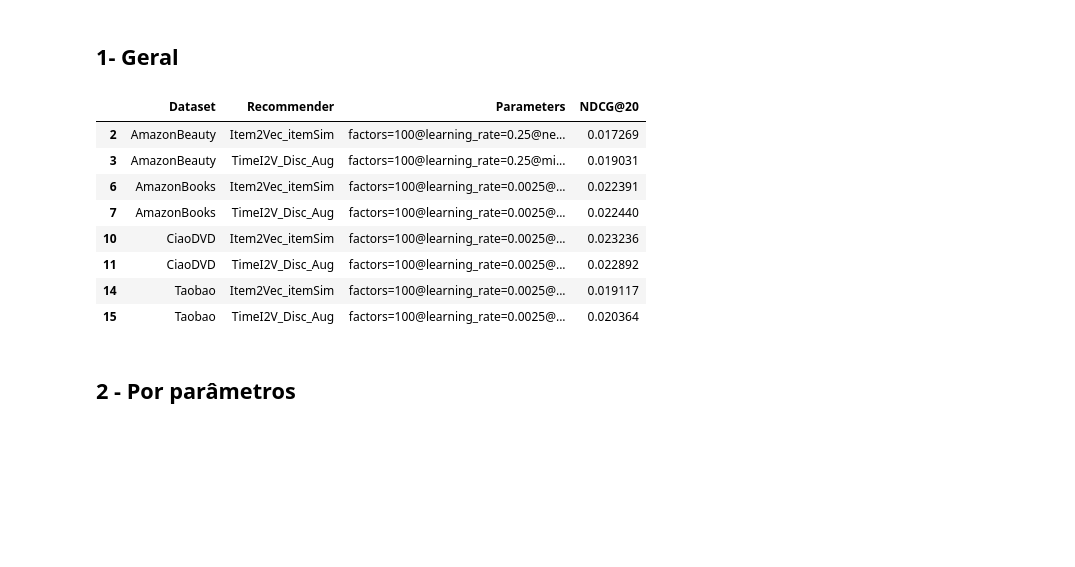
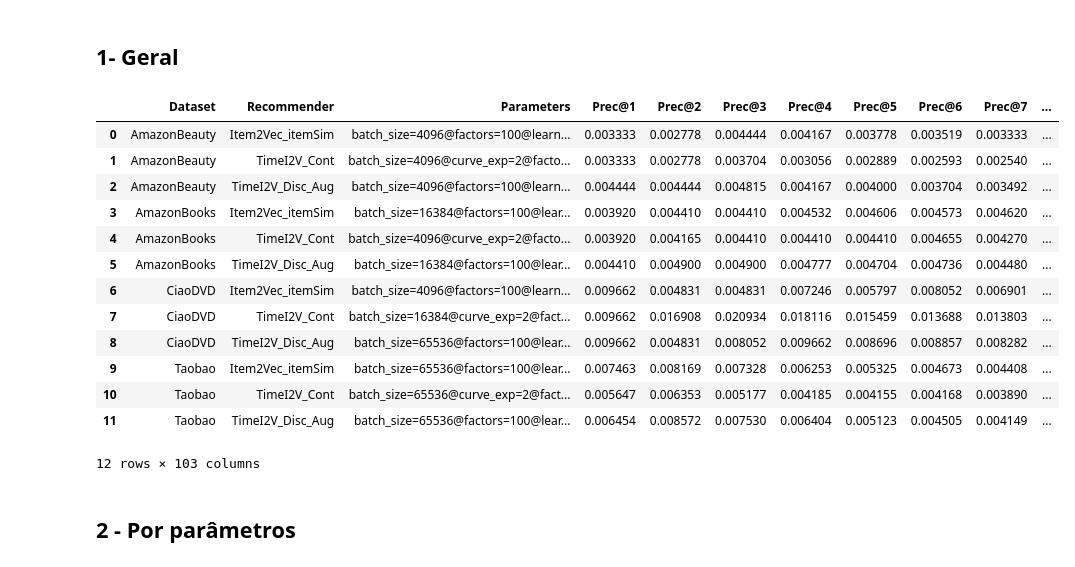
Before and after one commit to UFSCar-LaSID/tai2vec, a Jupyter notebook: Graficos_Bracis.ipynb, the cells around one changed output. Drawn from its saved outputs; the diff is of its cells as text; code cells hidden in the pictures; blank space fills up the shorter version.

```diff
--- a/Graficos_Bracis.ipynb
+++ b/Graficos_Bracis.ipynb
@@ -28,7 +28,7 @@ best_column = 'NDCG@15'
 metric_type = ["Prec", "Rec", "F1_Score", "Hit_Rate", "NDCG"]
 top_k = [3, 5, 10, 20]
 
-main_path = "results/metrics/validation"
+main_path = "results_ok/metrics/validation"
 main_file = os.listdir(main_path)
 
 dataframes = []
@@ -54,49 +54,34 @@ metrics_df = pd.concat(dataframes, ignore_index=True)
 if (best_column == 'Mean'):
     metrics_df.insert(3,'Mean', metrics_df.mean(axis=1))
 
-param_dicts = metrics_df['Parameters'].str.split('@').apply(
-    lambda x: dict(param.split('=') for param in x)
-)
-
-params_df = pd.DataFrame(param_dicts.tolist())
-metrics_df = pd.concat([metrics_df, params_df], axis=1)
-#metrics_df.drop(columns=['Parameters'], inplace=True)
-
 if best_column in metrics_df.columns:
-    best_metrics_df = metrics_df.loc[metrics_df.reset_index().groupby(['Dataset', 'Recommender'])[best_column].idxmax()].reset_index(drop=True)
+    saida = metrics_df.loc[metrics_df.reset_index().groupby(['Dataset', 'Recommender'])[best_column].idxmax()].reset_index(drop=True)
 else:
     raise Exception("Coluna '" + best_column + "' não encontrada")
-
-metrics_df = metrics_df[['Dataset', 'Recommender', 'NDCG@20'] + list(params_df.columns)]
 # %% [markdown]
 # Análise de resultados
 # %% [markdown]
 ## 1- Geral
 # %%
 pd.options.display.max_colwidth = 200
-df_display = best_metrics_df[best_metrics_df.Recommender != "ALS"]
-df_display = df_display[df_display.Recommender != "BPR"]
-display(df_display[['Dataset', 'Recommender', "Parameters", 'NDCG@20']])
-
-#Real
-
-#batch_size=16384@factors=100@learning_rate=0.025@lr_decay=0.92@negative_exp=0.75@negative_samples=5@subsample=0.01@w_size=-1@epochs=10
-#0.007977
-
-#Ideal ajustado
-#batch_size=65536@factors=100@learning_rate=0.025@lr_decay=0.92@negative_exp=-0.75@negative_samples=5@subsample=0.001@w_size=-1@epochs=40
-#batch_size=65536@factors=100@learning_rate=0.025@lr_decay=0.92@negative_exp=-0.5@negative_samples=5@subsample=0.01@w_size=-1@epochs=40
-#0.01509
+df_display = saida[saida.Recommender != "ALS"][["Dataset", "Recommender", "Parameters", "NDCG@20"]]
+df_display = df_display[saida.Recommender != "BPR"]
+display(saida)
 # %% [output]
-|  | Dataset | Recommender | Parameters | NDCG@20 |
-| 2 | AmazonBeauty | Item2Vec_itemSim | factors=100@learning_rate=0.25@ne... | 0.017269 |
-| 3 | AmazonBeauty | TimeI2V_Disc_Aug | factors=100@learning_rate=0.25@mi... | 0.019031 |
-| 6 | AmazonBooks | Item2Vec_itemSim | factors=100@learning_rate=0.0025@... | 0.022391 |
-| 7 | AmazonBooks | TimeI2V_Disc_Aug | factors=100@learning_rate=0.0025@... | 0.022440 |
-| 10 | CiaoDVD | Item2Vec_itemSim | factors=100@learning_rate=0.0025@... | 0.023236 |
-| 11 | CiaoDVD | TimeI2V_Disc_Aug | factors=100@learning_rate=0.0025@... | 0.022892 |
-| 14 | Taobao | Item2Vec_itemSim | factors=100@learning_rate=0.0025@... | 0.019117 |
-| 15 | Taobao | TimeI2V_Disc_Aug | factors=100@learning_rate=0.0025@... | 0.020364 |
+|  | Dataset | Recommender | Parameters | Prec@1 | Prec@2 | Prec@3 | Prec@4 | Prec@5 | Prec@6 | Prec@7 | ... |
+| 0 | AmazonBeauty | Item2Vec_itemSim | batch_size=4096@factors=100@learn... | 0.003333 | 0.002778 | 0.004444 | 0.004167 | 0.003778 | 0.003519 | 0.003333 | ... |
+| 1 | AmazonBeauty | TimeI2V_Cont | batch_size=4096@curve_exp=2@facto... | 0.003333 | 0.002778 | 0.003704 | 0.003056 | 0.002889 | 0.002593 | 0.002540 | ... |
+| 2 | AmazonBeauty | TimeI2V_Disc_Aug | batch_size=4096@factors=100@learn... | 0.004444 | 0.004444 | 0.004815 | 0.004167 | 0.004000 | 0.003704 | 0.003492 | ... |
+| 3 | AmazonBooks | Item2Vec_itemSim | batch_size=16384@factors=100@lear... | 0.003920 | 0.004410 | 0.004410 | 0.004532 | 0.004606 | 0.004573 | 0.004620 | ... |
+| 4 | AmazonBooks | TimeI2V_Cont | batch_size=4096@curve_exp=2@facto... | 0.003920 | 0.004165 | 0.004410 | 0.004410 | 0.004410 | 0.004655 | 0.004270 | ... |
+| 5 | AmazonBooks | TimeI2V_Disc_Aug | batch_size=16384@factors=100@lear... | 0.004410 | 0.004900 | 0.004900 | 0.004777 | 0.004704 | 0.004736 | 0.004480 | ... |
+| 6 | CiaoDVD | Item2Vec_itemSim | batch_size=4096@factors=100@learn... | 0.009662 | 0.004831 | 0.004831 | 0.007246 | 0.005797 | 0.008052 | 0.006901 | ... |
+| 7 | CiaoDVD | TimeI2V_Cont | batch_size=16384@curve_exp=2@fact... | 0.009662 | 0.016908 | 0.020934 | 0.018116 | 0.015459 | 0.013688 | 0.013803 | ... |
+| 8 | CiaoDVD | TimeI2V_Disc_Aug | batch_size=65536@factors=100@lear... | 0.009662 | 0.004831 | 0.008052 | 0.009662 | 0.008696 | 0.008857 | 0.008282 | ... |
+| 9 | Taobao | Item2Vec_itemSim | batch_size=65536@factors=100@lear... | 0.007463 | 0.008169 | 0.007328 | 0.006253 | 0.005325 | 0.004673 | 0.004408 | ... |
+| 10 | Taobao | TimeI2V_Cont | batch_size=65536@curve_exp=2@fact... | 0.005647 | 0.006353 | 0.005177 | 0.004185 | 0.004155 | 0.004168 | 0.003890 | ... |
+| 11 | Taobao | TimeI2V_Disc_Aug | batch_size=65536@factors=100@lear... | 0.006454 | 0.008572 | 0.007530 | 0.006404 | 0.005123 | 0.004505 | 0.004149 | ... |
+12 rows × 103 columns
 # %% [markdown]
 ## 2 - Por parâmetros
 # %%
```
Also changed, not shown: parts of 7 cells of this notebook, 14 other files.
